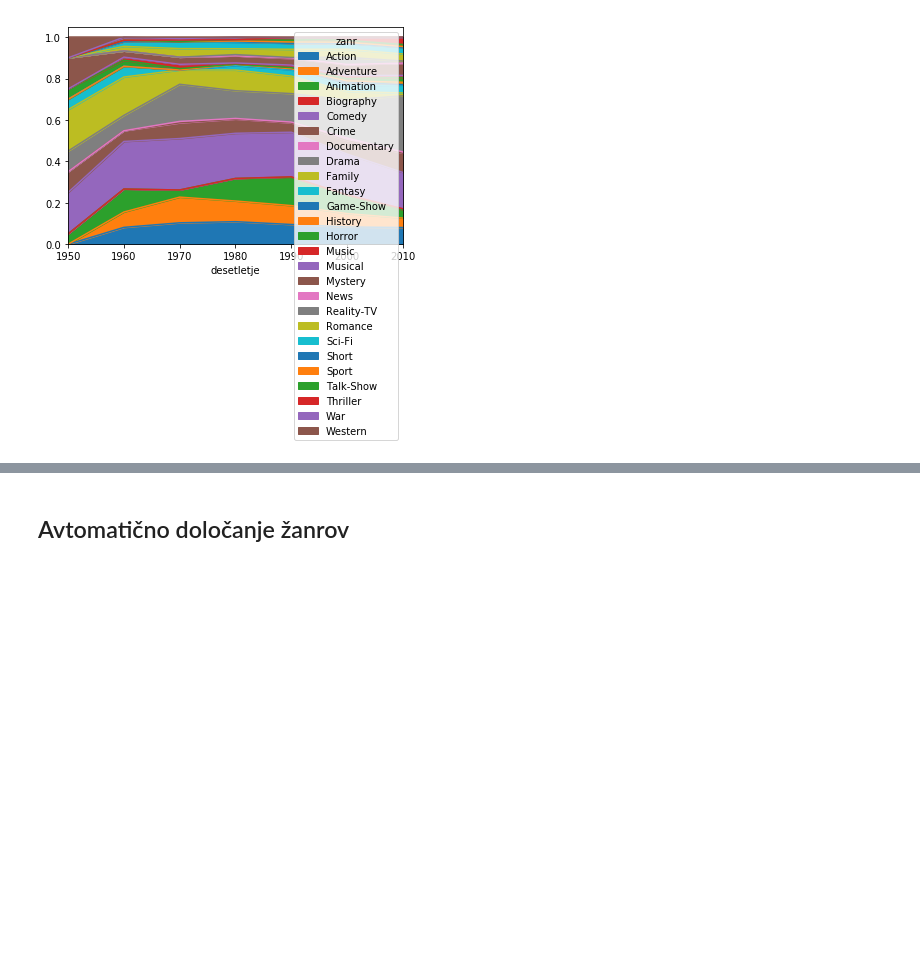
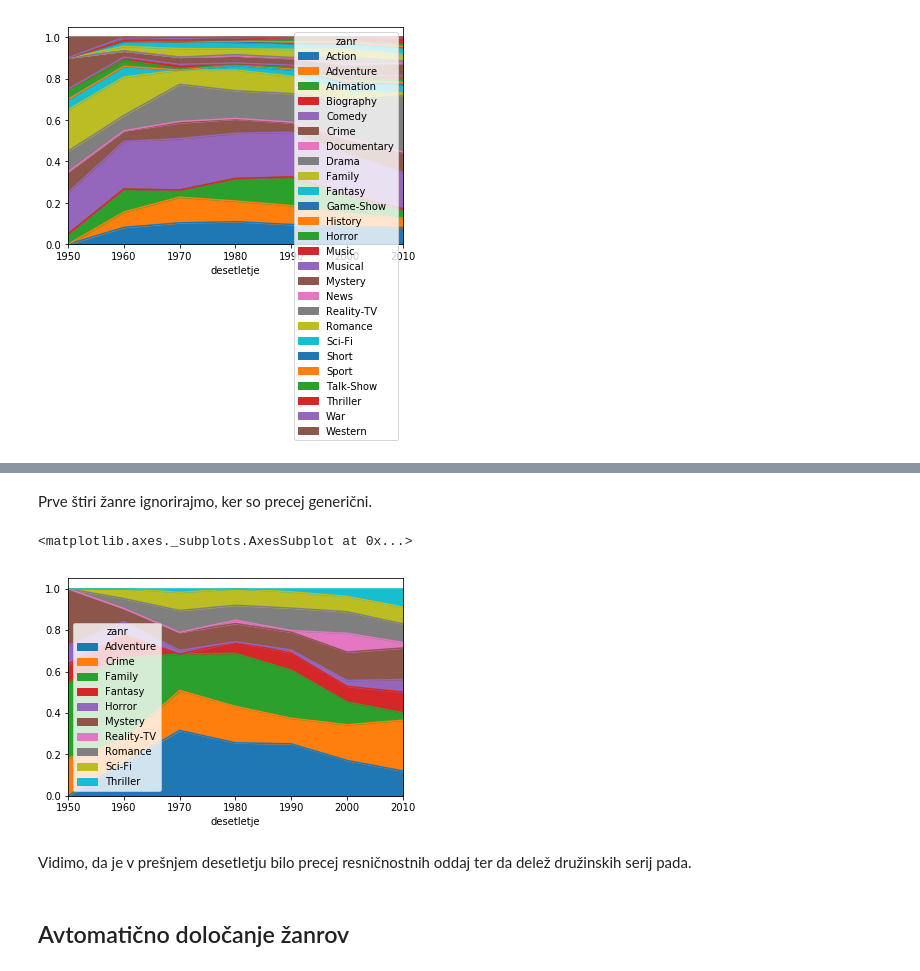
Before and after one commit to matijapretnar/programiranje-1, a Jupyter notebook: analiza-podatkov/predavanja/Analiza podatkov s knjižnico Pandas.ipynb, the cells around one changed output, grey strips where cells are left out. Saved outputs shown, nothing was run; the diff lists cells and outputs as text; code cells hidden in the pictures; blank space fills up the shorter version.

```diff
--- a/analiza-podatkov/predavanja/Analiza podatkov s knjižnico Pandas.ipynb
+++ b/analiza-podatkov/predavanja/Analiza podatkov s knjižnico Pandas.ipynb
@@ -650,0 +617,2 @@ matrika_popularnosti.plot(kind='area')
+# %%
+najpopularnejsi_zanri = zanri.groupby('zanr').size().sort_values(ascending=False)
@@ -651,3 +639,22 @@ matrika_popularnosti.plot(kind='area')
+# %% [markdown]
+Prve štiri žanre ignorirajmo, ker so precej generični.
+# %%
+zanimivi_zanri = najpopularnejsi_zanri[4:14]
+# %%
+zanri[zanri['zanr'].isin(list(zanimivi_zanri.index))]
+zastopanost_zanrov = zanri[zanri['zanr'].isin(list(zanimivi_zanri.index))].join(
+    serije, on='serija'
+).groupby(
+    ['desetletje', 'zanr']
+).size()
+matrika_zastopanosti = zastopanost_zanrov.unstack()
+matrika_popularnosti = matrika_zastopanosti.apply(lambda st: st / st.sum(), axis=1)
+matrika_popularnosti.plot(kind='area')
+# %% [output]
+<matplotlib.axes._subplots.AxesSubplot at 0x...>
+[figure, added]
+# %% [markdown]
+Vidimo, da je v prešnjem desetletju bilo precej resničnostnih oddaj ter da delež družinskih serij pada.
 # %% [markdown]
 ## Avtomatično določanje žanrov
 # %%
```
Also changed, not shown: parts of 16 cells of this notebook.
